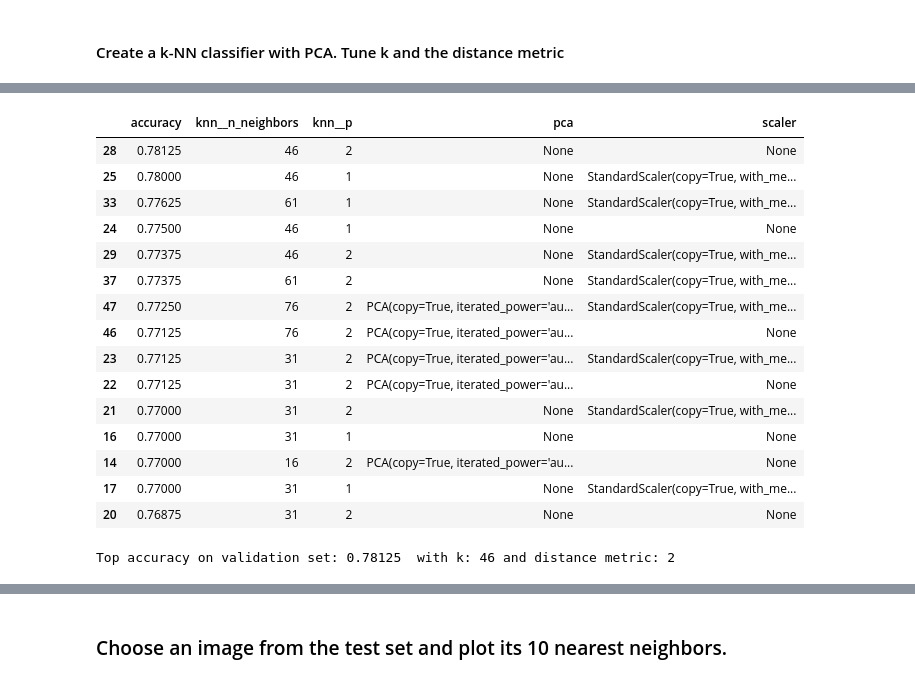
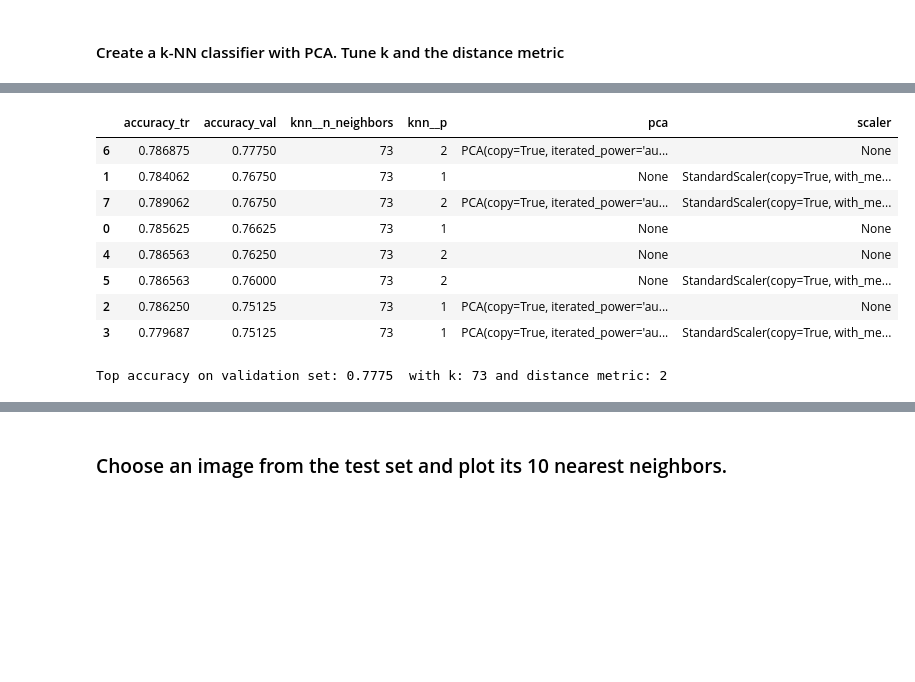
Before and after one commit to petrum01/exts-aml3, a Jupyter notebook: Nearest neighbors.ipynb, the cells around one changed output, grey strips where cells are left out. Cells and saved outputs as stored; diff of their text form; code cells hidden in the pictures; blank space fills up the shorter version.

```diff
--- a/Nearest neighbors.ipynb
+++ b/Nearest neighbors.ipynb
@@ -95,7 +97,6 @@ from sklearn.decomposition import PCA
 # Create k-NN classifier
 pipe = Pipeline([
     #('scaler', StandardScaler()), # With standardization
-    ('scaler', None),
     ('pca', PCA(n_components=172)), # PCA preprocessing, number of components to retain 90% of the variance explained.
     ('knn', KNeighborsClassifier(
         algorithm='brute', # Brute-force search
@@ -103,15 +104,11 @@ pipe = Pipeline([
     ))
 ])
 # %%
+# grid search for k
 from sklearn.model_selection import ParameterGrid
 
 # grid of parameters
-grid = ParameterGrid({
-    'scaler': [None, StandardScaler()],
-    'pca' : [None, PCA(n_components=172)],
-    'knn__n_neighbors': range(1,100,15), # k
-    'knn__p': [1, 2], # L1 and L2 distance metrics
-})
+grid = ParameterGrid({'knn__n_neighbors': list(range(1,100,2))})
 
 # Print the number of combinations
 print('Number of combinations:', len(grid))
@@ -119,0 +191,20 @@ Number of combinations: 56
+# %%
+# Create k-NN classifier
+pipe = Pipeline([
+    ('scaler', StandardScaler()), # With standardization
+    ('pca', PCA()), # PCA preprocessing, number of components to retain 90% of the variance explained.
+    ('knn', KNeighborsClassifier(
+        algorithm='brute', # Brute-force search
+        n_jobs=-1 # As many parallel jobs as possible
+    ))])
+
+# grid search with best k value fixed
+grid = ParameterGrid({
+    'scaler': [None, StandardScaler()],
+    'pca' : [None, PCA(n_components=172)],
+    'knn__n_neighbors': [73], # set after a first grid search with only one parameter (k)
+    'knn__p': [1, 2], # L1 and L2 distance metrics
+})
+
+# Print the number of combinations
+print('Number of combinations:', len(grid))
@@ -134,8 +227,11 @@ for i, params_dict in enumerate(grid, 1):
     # Fit a k-NN classifier on smaller train set
     pipe.fit(X_tr2, y_tr2)
 
+    # Save accuracy on train set
+    params_dict['accuracy_tr'] = pipe.score(X_tr2, y_tr2)
+
     # Save accuracy on validation set
-    params_dict['accuracy'] = pipe.score(X_val, y_val)
+    params_dict['accuracy_val'] = pipe.score(X_val, y_val)
 
     # Save result
     test_scores.append(params_dict)
@@ -162,31 +250,26 @@ done
 # %%
 # Create DataFrame with test scores
 scores_df = pd.DataFrame(test_scores)
 
 # Print scores
-scores_df.sort_values(by='accuracy', ascending=False).head(15)
+scores_df.sort_values(by='accuracy_val', ascending=False).head(10)
 # %% [output]
-|  | accuracy | knn__n_neighbors | knn__p | pca | scaler |
-| 28 | 0.78125 | 46 | 2 | None | None |
-| 25 | 0.78000 | 46 | 1 | None | StandardScaler(copy=True, with_me... |
-| 33 | 0.77625 | 61 | 1 | None | StandardScaler(copy=True, with_me... |
-| 24 | 0.77500 | 46 | 1 | None | None |
-| 29 | 0.77375 | 46 | 2 | None | StandardScaler(copy=True, with_me... |
-| 37 | 0.77375 | 61 | 2 | None | StandardScaler(copy=True, with_me... |
-| 47 | 0.77250 | 76 | 2 | PCA(copy=True, iterated_power='au... | StandardScaler(copy=True, with_me... |
-| 46 | 0.77125 | 76 | 2 | PCA(copy=True, iterated_power='au... | None |
-| 23 | 0.77125 | 31 | 2 | PCA(copy=True, iterated_power='au... | StandardScaler(copy=True, with_me... |
-| 22 | 0.77125 | 31 | 2 | PCA(copy=True, iterated_power='au... | None |
-| 21 | 0.77000 | 31 | 2 | None | StandardScaler(copy=True, with_me... |
-| 16 | 0.77000 | 31 | 1 | None | None |
-| 14 | 0.77000 | 16 | 2 | PCA(copy=True, iterated_power='au... | None |
-| 17 | 0.77000 | 31 | 1 | None | StandardScaler(copy=True, with_me... |
-| 20 | 0.76875 | 31 | 2 | None | None |
+|  | accuracy_tr | accuracy_val | knn__n_neighbors | knn__p | pca | scaler |
+| 6 | 0.786875 | 0.77750 | 73 | 2 | PCA(copy=True, iterated_power='au... | None |
+| 1 | 0.784062 | 0.76750 | 73 | 1 | None | StandardScaler(copy=True, with_me... |
+| 7 | 0.789062 | 0.76750 | 73 | 2 | PCA(copy=True, iterated_power='au... | StandardScaler(copy=True, with_me... |
+| 0 | 0.785625 | 0.76625 | 73 | 1 | None | None |
+| 4 | 0.786563 | 0.76250 | 73 | 2 | None | None |
+| 5 | 0.786563 | 0.76000 | 73 | 2 | None | StandardScaler(copy=True, with_me... |
+| 2 | 0.786250 | 0.75125 | 73 | 1 | PCA(copy=True, iterated_power='au... | None |
+| 3 | 0.779687 | 0.75125 | 73 | 1 | PCA(copy=True, iterated_power='au... | StandardScaler(copy=True, with_me... |
 # %%
-best = scores_df.sort_values(by='accuracy', ascending=False)[0:1]
-print('Top accuracy on validation set:', best.iloc[0,0], ' with k:', best.iloc[0,1],
-    'and distance metric:', best.iloc[0,2])
+best = scores_df.sort_values(by='accuracy_val', ascending=False)[0:1]
+print('Top accuracy on validation set:', best.iloc[0,1], ' with k:', best.iloc[0,2],
+    'and distance metric:', best.iloc[0,3]
+      #, 'and PCA', best['pca'], 'and standardized', best['scaler']
+     )
 # %% [output]
-Top accuracy on validation set: 0.78125  with k: 46 and distance metric: 2
+Top accuracy on validation set: 0.7775  with k: 73 and distance metric: 2
 # %%
 # Create k-NN classifier with tuned parameters
```
Also changed, not shown: parts of 14 cells of this notebook.
